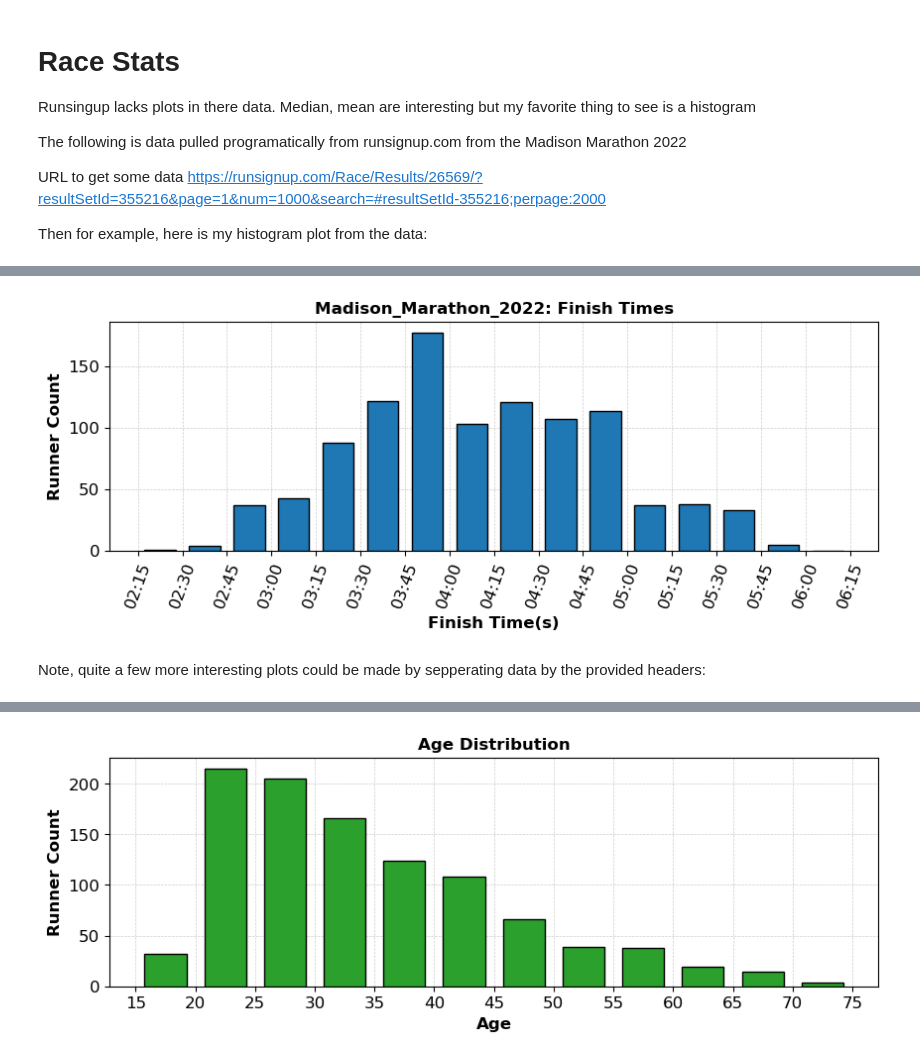
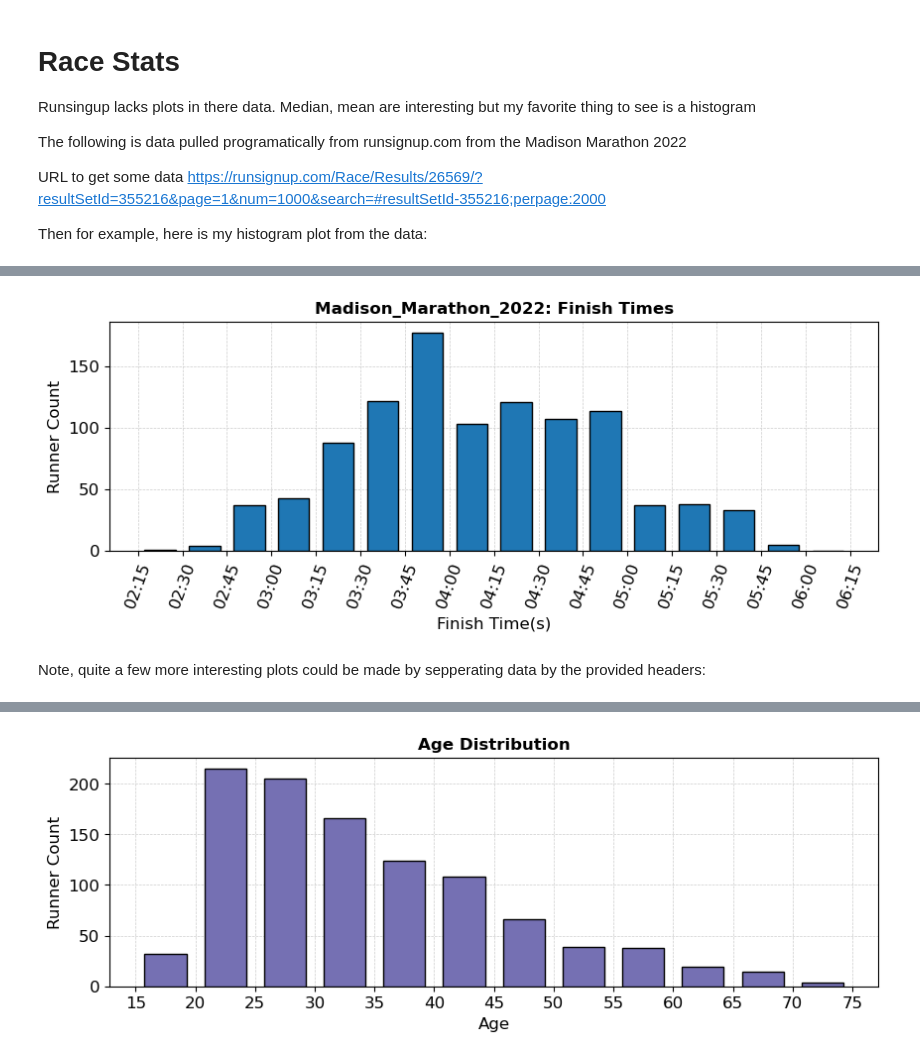
Before and after one commit to NateZimmer/run_data, a Jupyter notebook: race_stats.ipynb, the cells around one changed output, grey strips where cells are left out. Saved outputs shown, nothing was run; the diff lists cells and outputs as text; code cells hidden in the pictures.

```diff
--- a/race_stats.ipynb
+++ b/race_stats.ipynb
@@ -46,7 +46,7 @@ from datetime import datetime, timedelta
 plt.rcParams['axes.labelsize'] = 12
 plt.rcParams['xtick.labelsize'] = 12
 plt.rcParams['ytick.labelsize'] = 12
-plt.rcParams['axes.labelweight'] = 'bold'
+plt.rcParams['axes.labelweight'] = 'normal'
 plt.rcParams['axes.titlesize'] = 12
 plt.rcParams['axes.titleweight'] = 'bold'
 
@@ -125,7 +125,7 @@ fig_1,ax1 = plt.subplots()
 
 def plot_finish(fig,ax):
     ax.grid(color='0.8', linestyle='--', linewidth=0.5, zorder=0) # Grid
-    ax.hist(finish_times, bins=time_bins, ec="black", rwidth=0.7, zorder=3) # times & bins
+    ax.hist(finish_times, bins=time_bins, ec="black", color=plt.cm.tab10.colors[0], rwidth=0.7, zorder=3) # times & bins
     xfmt = []
     xfmt = matplotlib.dates.DateFormatter('%H:%M') # clean time labels
     ax.xaxis.set_major_formatter(xfmt) # apply label format
@@ -137,7 +137,7 @@ def plot_finish(fig,ax):
     ax.set_title(race_name + ': '+ 'Finish Times');
 plot_finish(fig_1,ax1);
 # %% [output]
-[figure, old version]
+[figure, new version]
 # %% [markdown]
 Note, quite a few more interesting plots could be made by sepperating data by the provided headers:
 # %%
@@ -163,17 +163,17 @@ running_headers
 # %%
 
 fig_race_age,ax2 = plt.subplots()
 def plot_ages(fig,ax):
-    n,bins,patches = ax.hist(race_age, ec="black", bins=age_bins, rwidth=0.7,zorder=3, color = plt.cm.tab10.colors[2]) # times & bins
+    n,bins,patches = ax.hist(race_age, ec="black", bins=age_bins, rwidth=0.7,zorder=3, color=plt.cm.Dark2.colors[2]) # times & bins
     plt.xticks(np.array(bins).astype(np.int32));
     ax.grid(color='0.8', linestyle='--', linewidth=0.5, zorder=0) # Grid
     fig.set_size_inches(10,3); # figure size
     ax.set_ylabel('Runner Count')
     ax.set_xlabel('Age');
     ax.set_title('Age Distribution');
 plot_ages(fig_race_age,ax2)
 # %% [output]
-[figure, old version]
+[figure, new version]
 # %%
 fig_race_gender,ax3 = plt.subplots()
 def plot_genders(fig,ax):
```
Also changed, not shown: parts of 4 cells of this notebook, 1 other file.
